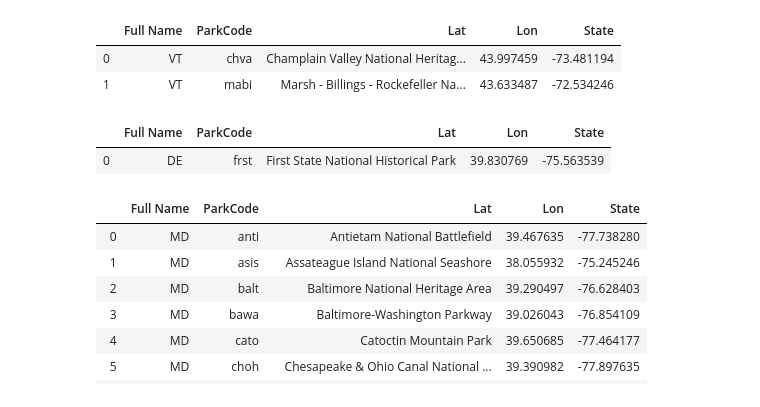
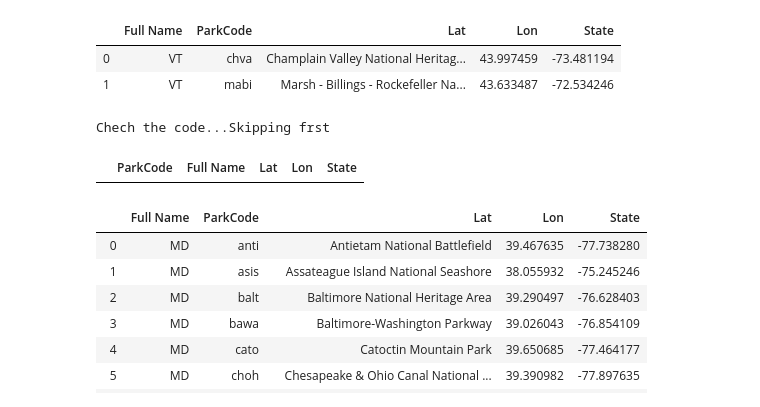
Before and after one commit to Eng-Hisham991/National_Park_Analysis, a Jupyter notebook: Northeast by Midwest .ipynb, the cells around one changed output. Drawn from its saved outputs; the diff is of its cells as text; code cells hidden in the pictures.

```diff
--- a/Northeast by Midwest .ipynb
+++ b/Northeast by Midwest .ipynb
@@ -319,7 +317,7 @@ for park in NY_Par1['ParkCode']:
     url = f"https://developer.nps.gov/api/v1/parks?parkCode={park}&api_key={Api_key}"
     try:
         data = requests.get(url).json()
-        l_l = convert_lat_lon(data["data"][0]["latLong"])
+        l_l = convert(data["data"][0]["latLong"])
         state = data["data"][0]['states']
         latlon.append([state, park, data["data"][0]["fullName"], l_l[0], l_l[1]])
     except:
@@ -370,7 +368,7 @@ for park in PA_Par1['ParkCode']:
     url = f"https://developer.nps.gov/api/v1/parks?parkCode={park}&api_key={Api_key}"
     try:
         data = requests.get(url).json()
-        l_l = convert_lat_lon(data["data"][0]["latLong"])
+        l_l = convert(data["data"][0]["latLong"])
         state = data["data"][0]['states']
         latlon.append([state, park, data["data"][0]["fullName"], l_l[0], l_l[1]])
     except:
@@ -419,7 +417,7 @@ for park in RI_Par1['ParkCode']:
     url = f"https://developer.nps.gov/api/v1/parks?parkCode={park}&api_key={Api_key}"
     try:
         data = requests.get(url).json()
-        l_l = convert_lat_lon(data["data"][0]["latLong"])
+        l_l = convert(data["data"][0]["latLong"])
         state = data["data"][0]['states']
         latlon.append([state, park, data["data"][0]["fullName"], l_l[0], l_l[1]])
     except:
@@ -451,7 +449,7 @@ for park in VT_Par1['ParkCode']:
     url = f"https://developer.nps.gov/api/v1/parks?parkCode={park}&api_key={Api_key}"
     try:
         data = requests.get(url).json()
-        l_l = convert_lat_lon(data["data"][0]["latLong"])
+        l_l = convert(data["data"][0]["latLong"])
         state = data["data"][0]['states']
         latlon.append([state, park, data["data"][0]["fullName"], l_l[0], l_l[1]])
     except:
@@ -467,34 +465,34 @@ VT_Parks_lat_lon
 # %%
 # DE_Results
 DE_par=[]
 for i in range(len(DE_Results[0]['data'])):
     for j in range(len(DE_Results[0]['data'][i]['addresses'])):
         DE_par.append([DE_Results[0]['data'][i]['fullName'], DE_Results[0]['data'][i]['parkCode'],
                        DE_Results[0]['data'][i]['addresses'][j]['stateCode']])
 
 DE_Par1= pd.DataFrame(DE_par, columns=['Full Name', 'ParkCode', 'State_code'])
 DE_Par1 = DE_Par1[DE_Par1.State_code != 'WV']
 DE_Par1 = DE_Par1[DE_Par1.State_code != 'MI']
 DE_Par1 = DE_Par1[DE_Par1.State_code != 'VA']
 DE_Par1 = DE_Par1[DE_Par1.State_code != 'MD']
 DE_Par1 = DE_Par1[DE_Par1.State_code != 'PA']
 DE_Par1.drop_duplicates(subset=None, keep='first', inplace=True)
 # DE_Par1
 
 latlon=[]
 for park in DE_Par1['ParkCode']:
     url = f"https://developer.nps.gov/api/v1/parks?parkCode={park}&api_key={Api_key}"
     try:
         data = requests.get(url).json()
-        l_l = convert_lat_lon(data["data"][0]["latLong"])
+        l_l = convert(data["data"][0]["latLong"])
         state = data["data"][0]['states']
-        latlon.append([state, park, data["data"][0]["fullName"], l_l[0], l_l[1]])
+        latlon.append(park, [data["data"][0]["fullName"], l_l[0], l_l[1], state])
     except:
         print(f"Chech the code...Skipping {park}")
 # DE_Par1.drop_duplicates(subset=None, keep='first', inplace=True)
-DE_Parks_lat_lon = pd.DataFrame(latlon, columns = ['Full Name', 'ParkCode', 'Lat', 'Lon', 'State'])
-DE_Parks_lat_lon['Full Name'] = 'DE'
+DE_Parks_lat_lon = pd.DataFrame(latlon, columns = ['ParkCode', 'Full Name', 'Lat', 'Lon', 'State'])
+# DE_Parks_lat_lon['Full Name'] = 'DE'
 DE_Parks_lat_lon
 # %% [output]
+Chech the code...Skipping frst
-|  | Full Name | ParkCode | Lat | Lon | State |
-| 0 | DE | frst | First State National Historical Park | 39.830769 | -75.563539 |
+|  | ParkCode | Full Name | Lat | Lon | State |
```
Also changed, not shown: parts of 43 cells of this notebook, 10 other files.
